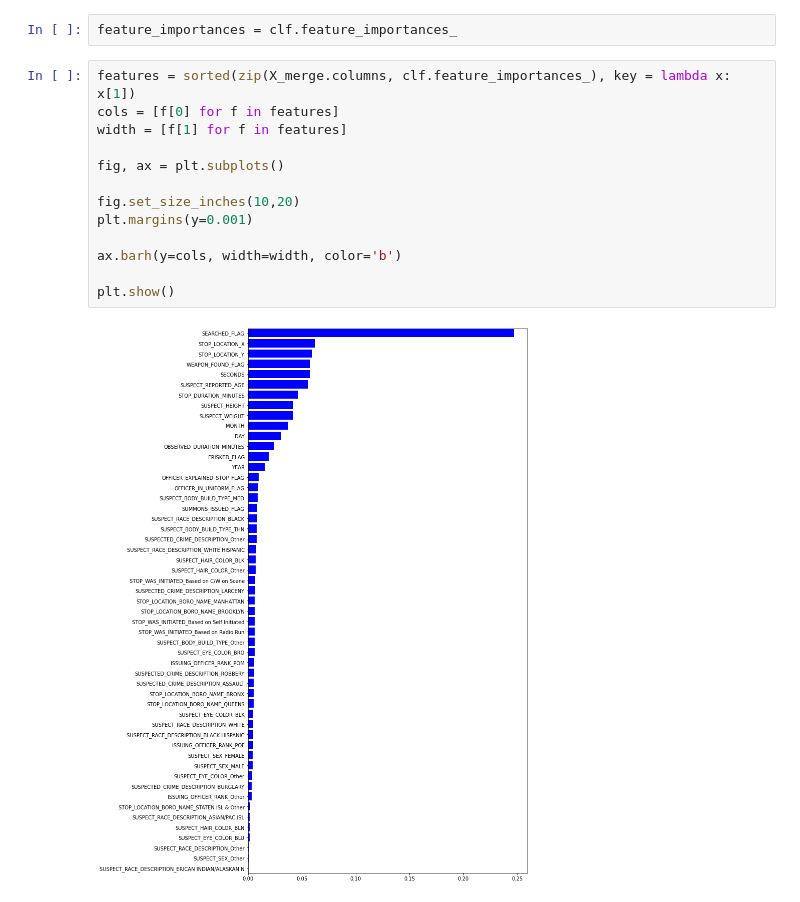
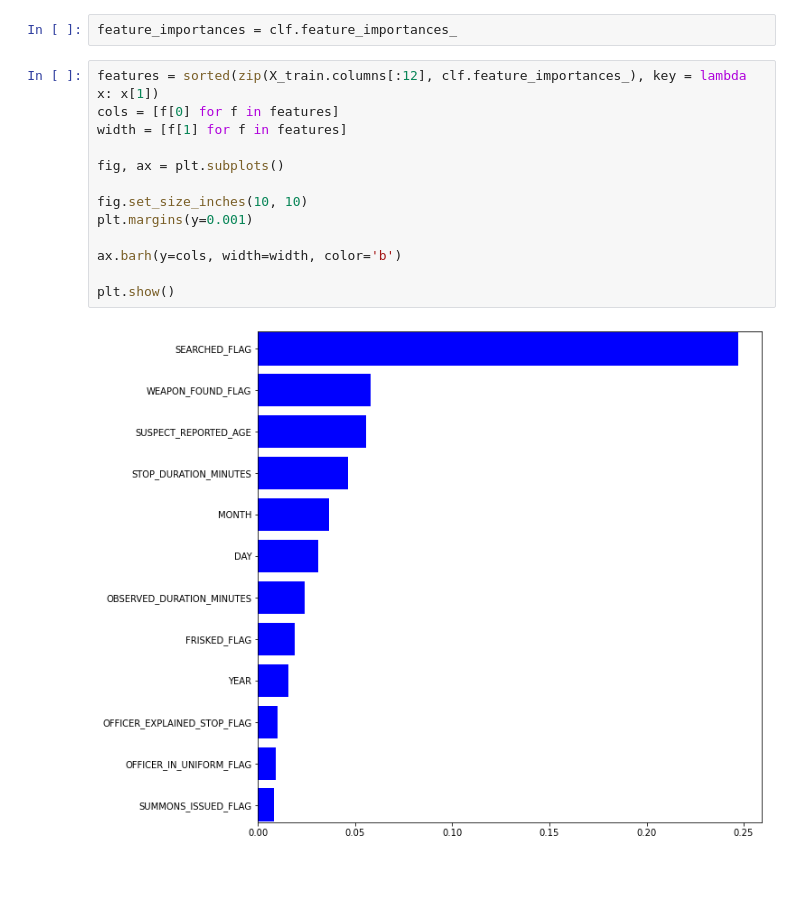
Before and after one commit to uzmabb182/data-detection-using-machine-learning, a Jupyter notebook: static/data_processing/sfq_arrest_prediction.ipynb, the cells around one changed output. Cells and saved outputs as stored; diff of their text form; blank space fills up the shorter version.

```diff
--- a/static/data_processing/sfq_arrest_prediction.ipynb
+++ b/static/data_processing/sfq_arrest_prediction.ipynb
@@ -2128,20 +2120,20 @@ Testing Score: 0.7735750209555742
 # %%
 feature_importances = clf.feature_importances_
 # %%
-features = sorted(zip(X_merge.columns, clf.feature_importances_), key = lambda x: x[1])
+features = sorted(zip(X_train.columns[:12], clf.feature_importances_), key = lambda x: x[1])
 cols = [f[0] for f in features]
 width = [f[1] for f in features]
 
 fig, ax = plt.subplots()
 
-fig.set_size_inches(10,20)
+fig.set_size_inches(10, 10)
 plt.margins(y=0.001)
 
 ax.barh(y=cols, width=width, color='b')
 
 plt.show()
 # %% [output]
-[figure, old version]
+[figure, new version]
 # %%
 features
 # %% [output]
```
Also changed, not shown: parts of 8 cells of this notebook, 4 other files.
